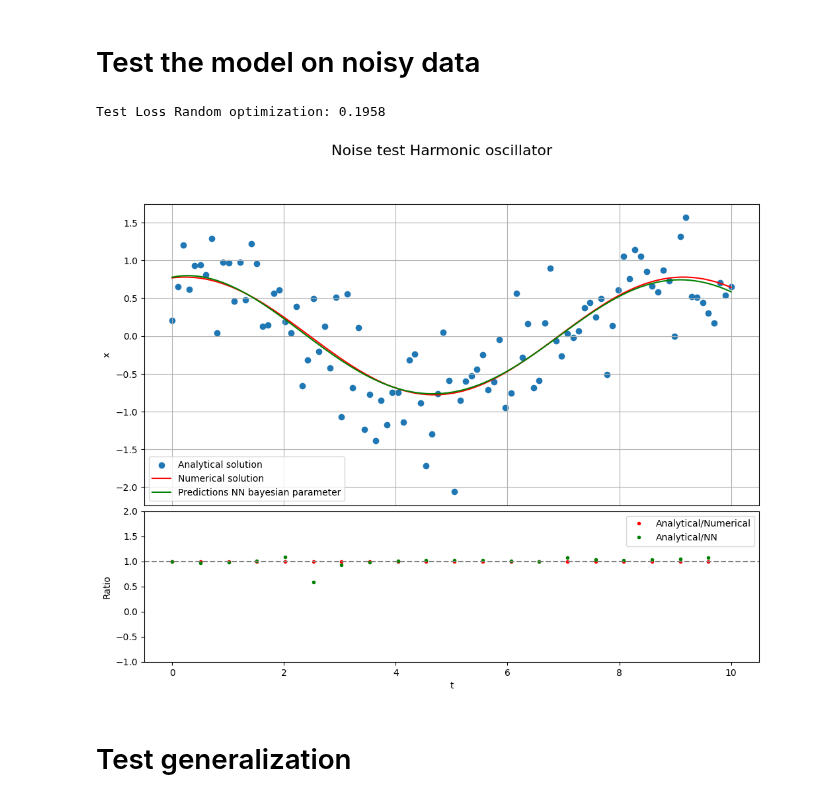
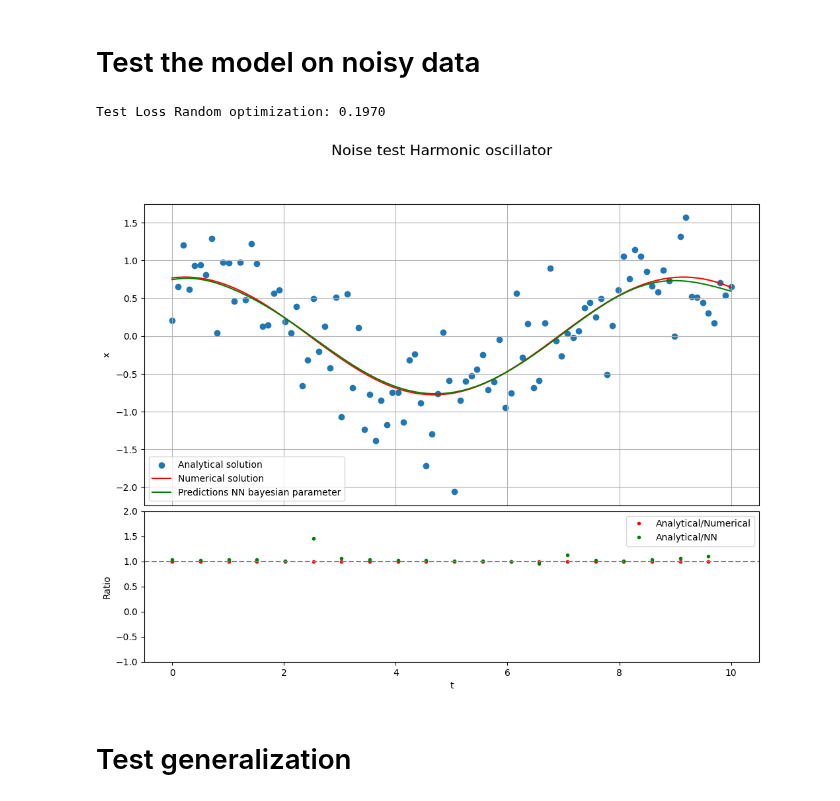
Before and after one commit to gvansan/Machine-learning-project, a Jupyter notebook: Harmonic Oscillator.ipynb, the cells around one changed output. Drawn from its saved outputs; the diff is of its cells as text; code cells hidden in the pictures.

```diff
--- a/Harmonic Oscillator.ipynb
+++ b/Harmonic Oscillator.ipynb
@@ -293,6 +304,7 @@ loss_opt_bayes = evaluate_harmonic(model_optimized_bayes, data=val_data)
 
 if loss_opt_rand < loss_opt_bayes:
     best_params, best_loss = min(results_opt_rand, key=lambda x: x[1])
+    best_model = model_optimized_rand
 else:
     best_params = study.best_params
     best_params = {
@@ -300,7 +312,8 @@ else:
     'hidden_sizes': hidden_sizes_opt_bayes,
     'activation': best_params['activation'],
     'lr': best_params['lr']
-}
+    }
+    best_model = model_optimized_bayes
 
 print(f"The validation loss on the Random optimization is {loss_opt_rand}")
 print(f"The validation loss on the Bayesian optimization is {loss_opt_bayes}")
@@ -410,17 +422,17 @@ test_noise = add_noise_to_dataset(test_no_noise, tensor_keys=['y_tensor'], noise
 
 # test dataset bayes
 X = test_noise["X"]
-y_pred_bayes_noise = model_optimized_bayes(X).squeeze(-1)
+y_pred_noise = best_model(X).squeeze(-1)
 
 
-test_loss_bayes_noise = evaluate_harmonic(model_optimized_bayes, data=test_noise)
+test_loss_bayes_noise = evaluate_harmonic(best_model, data=test_noise)
 print(f"Test Loss Random optimization: {test_loss_bayes_noise:.4f}")
 # %% [output]
-Test Loss Random optimization: 0.1958
+Test Loss Random optimization: 0.1970
 # %%
 n = 0
 
-y_pred_bayes_noise.to("cpu")
+y_pred_noise.to("cpu")
 test_noise["t_tensor"].to("cpu")
 
 #Solve numerically
@@ -434,36 +446,36 @@ sol = sp.integrate.solve_ivp(diff, t_span, y0, t_eval=test_noise["t_tensor"][n],
 # Create figure with GridSpec
 fig = plt.figure(figsize=(12, 9))
 gs = fig.add_gridspec(2, 1, height_ratios=[2, 1], hspace=0.025)
 
 #create ratios for lower plot
 slice = 5
 ratio_an_num = (test_no_noise["y_tensor"][n][0:, 0]/sol.y[0])[::slice]
-ratio_an_NN = (test_no_noise["y_tensor"][n][0:, 0]/y_pred_bayes_noise.cpu().detach()[n])[::slice]
+ratio_an_NN = (test_no_noise["y_tensor"][n][0:, 0]/y_pred_noise.cpu().detach()[n])[::slice]
 
 # Main plot
 ax_main = fig.add_subplot(gs[0])
 ax_main.scatter(test_noise["t_tensor"][n], test_noise["y_tensor"][n][0:, 0], label="Analytical solution") #analytical
 ax_main.plot(sol.t, sol.y[0], label='Numerical solution', color = 'red') #numerical
-ax_main.plot(test_noise["t_tensor"][n], y_pred_bayes_noise.cpu().detach()[n], color="green", label="Predictions NN bayesian parameter") #NN ML
+ax_main.plot(test_noise["t_tensor"][n], y_pred_noise.cpu().detach()[n], color="green", label="Predictions NN bayesian parameter") #NN ML
 ax_main.set_ylabel('x')
 ax_main.legend()
 ax_main.grid(True)
 ax_main.tick_params(bottom=False)  # remove x-axis ticks for main plot
 
 # Ratio / comparison plot
 ax_ratio = fig.add_subplot(gs[1], sharex=ax_main)
 ax_ratio.plot(test_noise["t_tensor"][n][::slice], ratio_an_num, '.', label='Analytical/Numerical', color='red')
 ax_ratio.plot(test_noise["t_tensor"][n][::slice], ratio_an_NN, '.', label='Analytical/NN', color='green')
 ax_ratio.axhline(1, color='gray', linestyle='--')
 ax_ratio.set_xlabel('t')
 ax_ratio.set_ylabel('Ratio')
 ax_ratio.set_ylim(-1, 2)
 ax_ratio.legend()
 
 fig.suptitle("Noise test Harmonic oscillator", fontsize=16)
 plt.show()
 # %% [output]
-[figure, old version]
+[figure, new version]
 # %% [markdown]
 # Test generalization
 # %%
```
Also changed, not shown: parts of 13 cells of this notebook.
